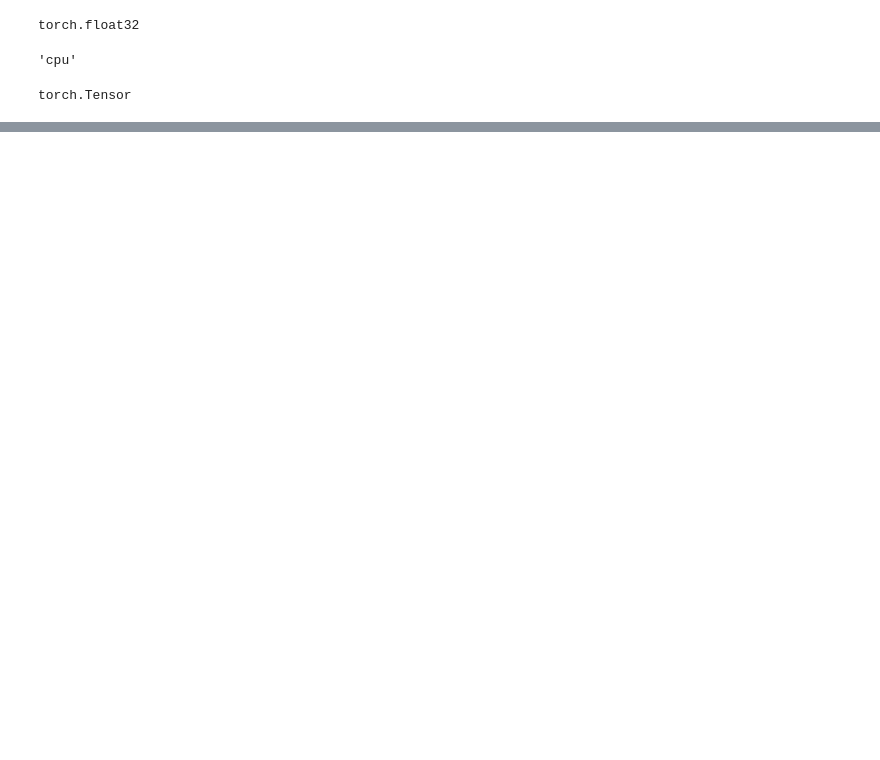
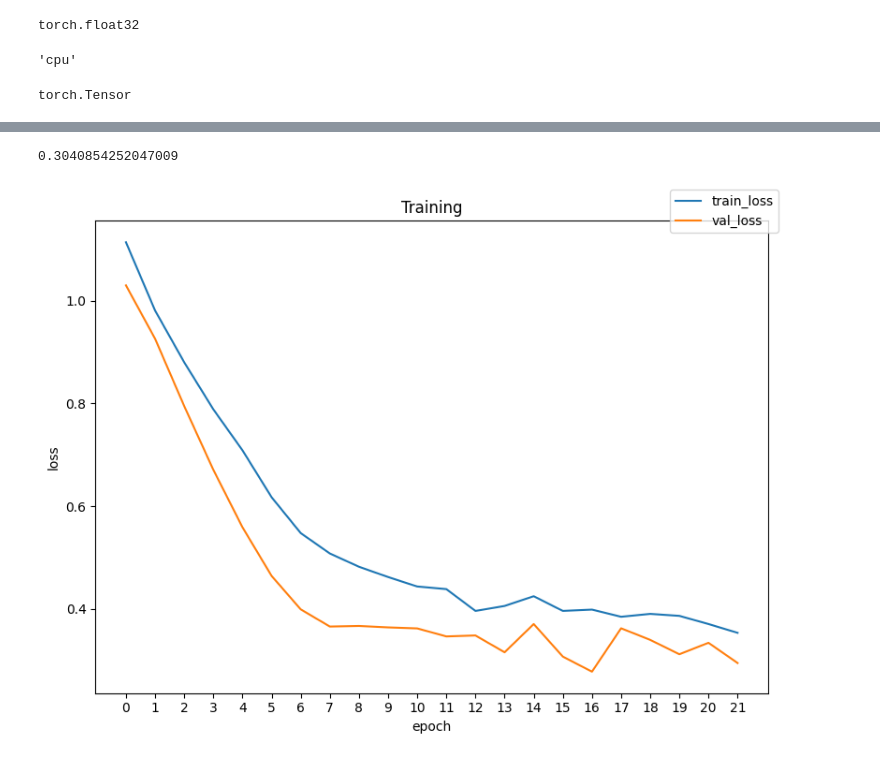
Before and after one commit to HenryGunadi/diffusion-garch, a Jupyter notebook: notebooks/ml/train.ipynb, the cells around one changed output, grey strips where cells are left out. Cells and saved outputs as stored; diff of their text form; code cells hidden in the pictures; blank space fills up the shorter version.

Commit message:
base model has been trained

```diff
--- a/notebooks/ml/train.ipynb
+++ b/notebooks/ml/train.ipynb
@@ -62,6 +67,7 @@ len(train_data), len(test_data)
 # %%
-train_dataloader = DataLoader(train_data, batch_size=32, shuffle=True)
-test_dataloader = DataLoader(test_data, batch_size=32, shuffle=True)
+train_dataloader = DataLoader(train_data, batch_size=32, shuffle=True, drop_last=True)
+val_dataloader = DataLoader(val_data, batch_size=32, shuffle=True, drop_last=True)
+test_dataloader = DataLoader(test_data, batch_size=32, shuffle=True, drop_last=True)
 
 next(iter(train_dataloader)).dtype
 # %% [output]
@@ -128,18 +113,28 @@ torch.Size([1000])
+# %%
+dir = Path().resolve().parents[1]
+save_path = dir / "models"
 # %%
 loss_fn = RMSELoss()
-optimizer = torch.optim.Adam(model.parameters(), lr=1e-4)
+optimizer = torch.optim.Adam(model.parameters(), lr=1e-3)
+early_stop = EarlyStopping(
+  model=model,
+  save_path=save_path,
+  patience=5,
+  delta=0,
+  file_name="model_v0.pth",
+  verbose=True
+)
 # %%
-print(device)
-train(
+train_result = train(
   train_data=train_dataloader,
-  test_data=test_dataloader,
+  val_data=val_dataloader,
   optimizer=optimizer,
   loss_fn=loss_fn,
-  epochs=10,
+  epochs=100,
   alpha_hats=alpha_hats,
   model=model,
   scheduler=None,
-  early_stopping=None,
+  early_stopping=early_stop,
   device=device,
   T=T
 )
@@ -182,0 +166,29 @@ RuntimeError: The size of tensor a (2) must match the size of tensor b (32) at n
+# %%
+test_result = evaluate(
+  test_dataloader,
+  loss_fn=loss_fn,
+  model=model,
+  alpha_hats=alpha_hats,
+  T=T,
+  device=device
+)
+test_result
+# %% [output]
+0.3040854252047009
+# %%
+n_epochs = np.arange(0, len(train_result["train_loss"]))
+
+fig, ax = plt.subplots(figsize=(8, 6))
+ax.plot(n_epochs, train_result["train_loss"], label="train_loss")
+ax.plot(n_epochs, train_result["val_loss"], label="val_loss")
+ax.set_xticks(n_epochs)
+
+ax.set_title("Training")
+ax.set_ylabel("loss")
+ax.set_xlabel("epoch")
+fig.legend()
+
+plt.tight_layout()
+plt.show()
+# %% [output]
+[figure, added]
```
Also changed, not shown: parts of 4 cells of this notebook, 13 other files.
